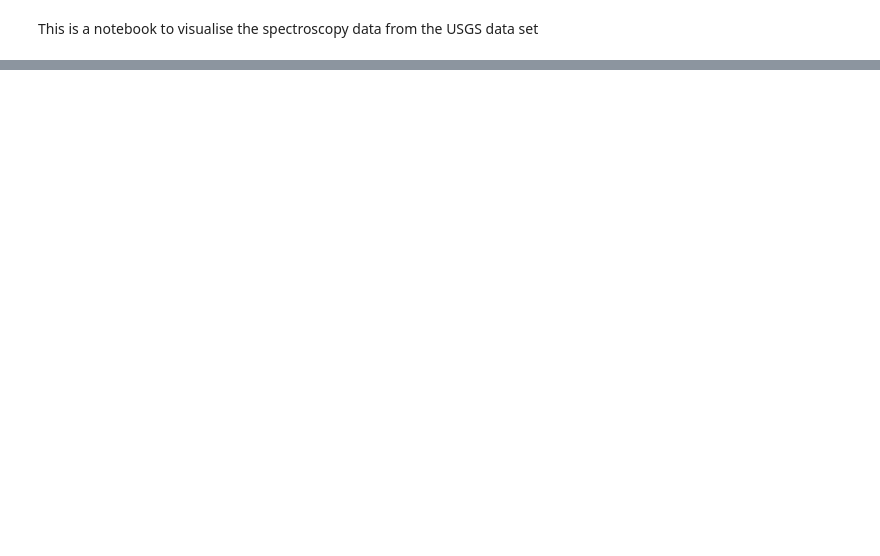
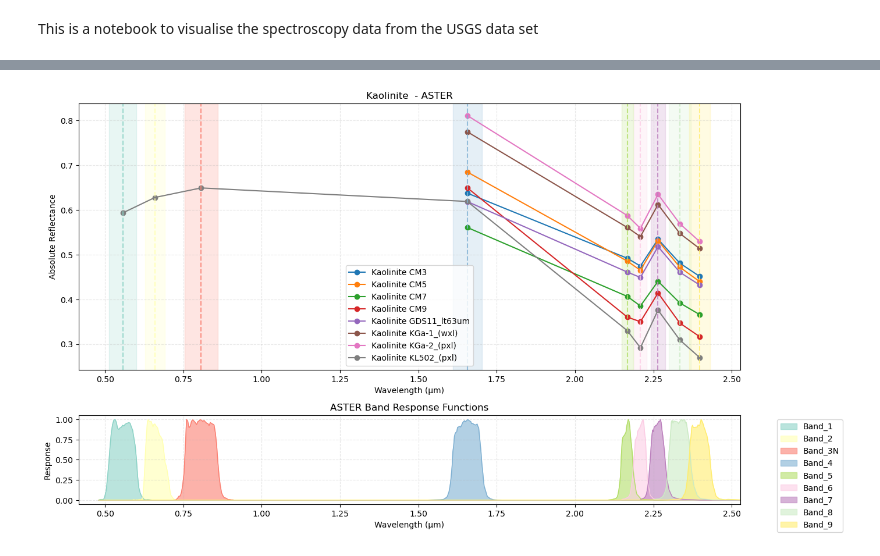
Before and after one commit to Skylar-TyZhang/EX-spec, a Jupyter notebook: spectral_lib_ascii.ipynb, the cells around one changed output, grey strips where cells are left out. Saved outputs shown, nothing was run; the diff lists cells and outputs as text; code cells hidden in the pictures; blank space fills up the shorter version.

```diff
--- a/spectral_lib_ascii.ipynb
+++ b/spectral_lib_ascii.ipynb
@@ -515,0 +639,12 @@ class USGSSatelliteSpectra:
+# %%
+# Plot spectrum with band overlays
+# Get a kaolinite sample
+
+# Plot with all band information
+aster_speclib.plot_spectrum_with_bands('kaolinite',
+                                 show_response_functions=True,
+                                 show_band_centers=True,
+                                 show_band_ranges=True)
+plt.show()
+# %% [output]
+[figure, added]
```
Also changed, not shown: parts of 8 cells of this notebook.
